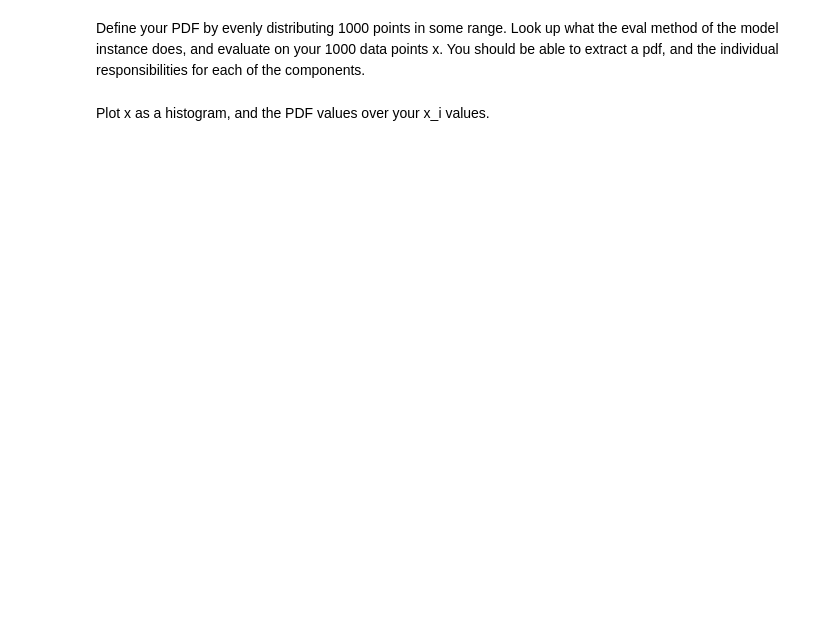
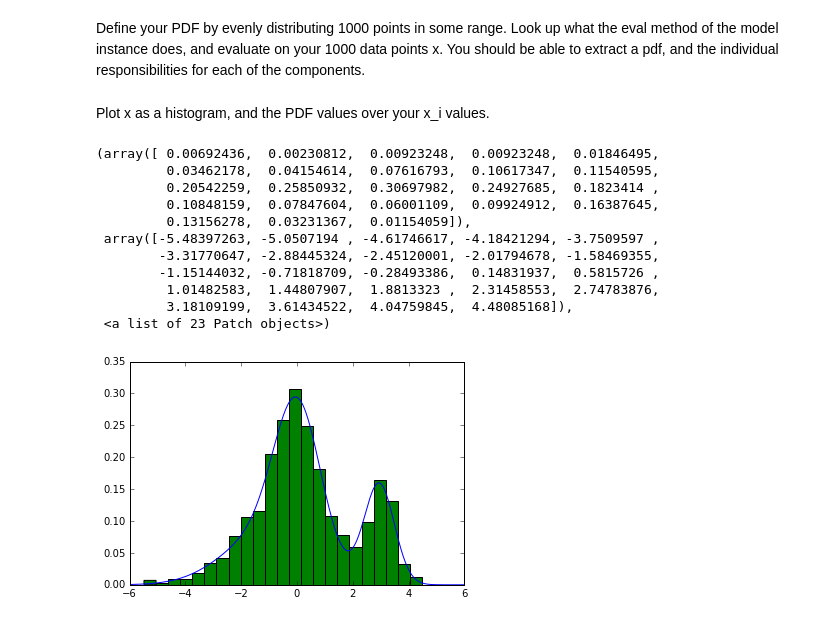
Before and after one commit to cavestruz/MLPipeline, a Jupyter notebook: notebooks/clustering/ExampleGMM.ipynb, the cells around one changed output. Cells and saved outputs as stored; diff of their text form; code cells hidden in the pictures; blank space fills up the shorter version.

```diff
--- a/notebooks/clustering/ExampleGMM.ipynb
+++ b/notebooks/clustering/ExampleGMM.ipynb
@@ -27,6 +39,22 @@ Define your PDF by evenly distributing 1000 points in some range.  Look up what
 # %%
 # Data x_i
 x = np.linspace(-6,6,1000)
-# pdf =
+pdf = gmms[2].score_samples(x.reshape(-1,1))
 # %% [markdown]
 Plot x as a histogram, and the PDF values over your x_i values.
+# %%
+plt.plot(np.linspace(-6,6,1000),np.exp(pdf[0]))
+plt.hist(X,bins='auto',normed=True)
+# %% [output]
+(array([ 0.00692436,  0.00230812,  0.00923248,  0.00923248,  0.01846495,
+         0.03462178,  0.04154614,  0.07616793,  0.10617347,  0.11540595,
+         0.20542259,  0.25850932,  0.30697982,  0.24927685,  0.1823414 ,
+         0.10848159,  0.07847604,  0.06001109,  0.09924912,  0.16387645,
+         0.13156278,  0.03231367,  0.01154059]),
+ array([-5.48397263, -5.0507194 , -4.61746617, -4.18421294, -3.7509597 ,
+        -3.31770647, -2.88445324, -2.45120001, -2.01794678, -1.58469355,
+        -1.15144032, -0.71818709, -0.28493386,  0.14831937,  0.5815726 ,
+         1.01482583,  1.44807907,  1.8813323 ,  2.31458553,  2.74783876,
+         3.18109199,  3.61434522,  4.04759845,  4.48085168]),
+ <a list of 23 Patch objects>)
+[figure, added]
```
Also changed, not shown: parts of 4 cells of this notebook, 2 other files.
